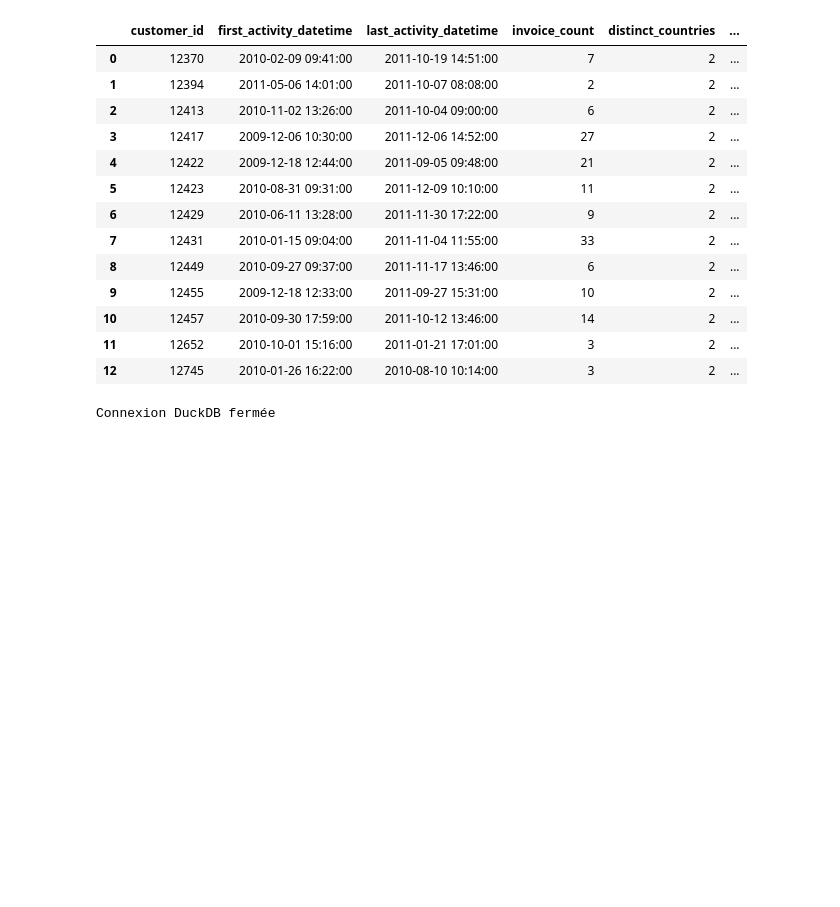
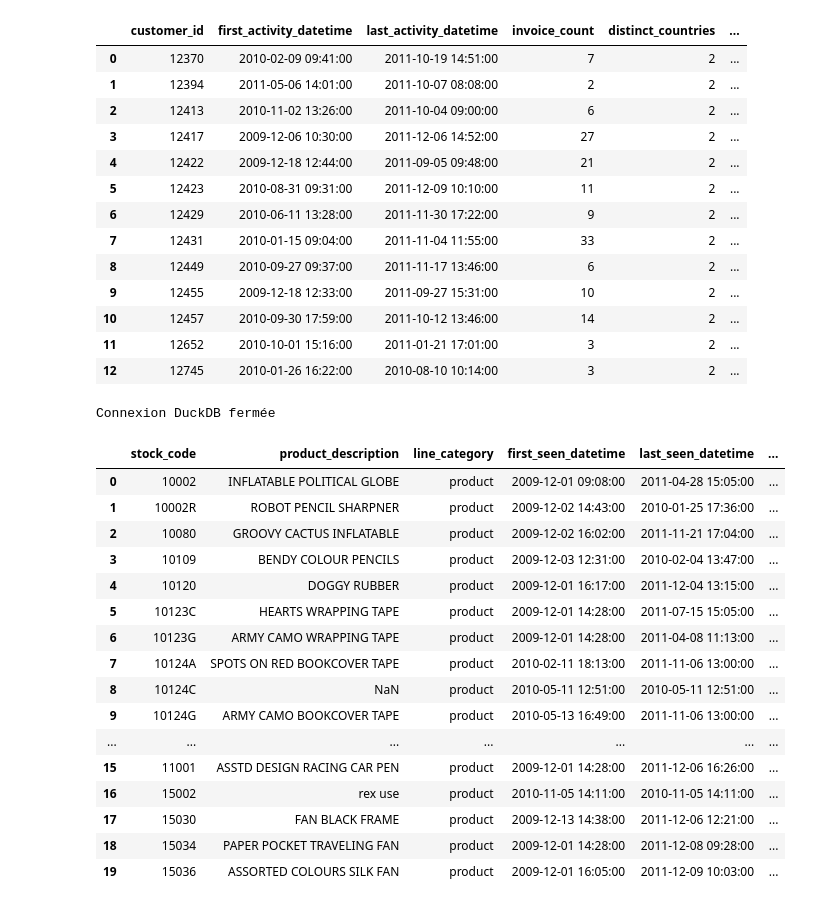
Before and after one commit to skygg-gg/customer_value_radar, a Jupyter notebook: notebooks/business_scope.ipynb, the cells around one changed output. Drawn from its saved outputs; the diff is of its cells as text; code cells hidden in the pictures; blank space fills up the shorter version.

```diff
--- a/notebooks/business_scope.ipynb
+++ b/notebooks/business_scope.ipynb
@@ -798,3 +798,38 @@ connection.close()
 print("Connexion DuckDB fermée")
 # %% [output]
 Connexion DuckDB fermée
+# %%
+connection = duckdb.connect(
+    str(DATABASE_FILE)
+)
+# %%
+#  dim_products
+
+products_sample = connection.sql(
+    """
+    SELECT *
+    FROM dim_products
+    ORDER BY stock_code
+    LIMIT 20
+    """
+).df()
+
+display(products_sample)
+# %% [output]
+|  | stock_code | product_description | line_category | first_seen_datetime | last_seen_datetime | ... |
+| 0 | 10002 | INFLATABLE POLITICAL GLOBE | product | 2009-12-01 09:08:00 | 2011-04-28 15:05:00 | ... |
+| 1 | 10002R | ROBOT PENCIL SHARPNER | product | 2009-12-02 14:43:00 | 2010-01-25 17:36:00 | ... |
+| 2 | 10080 | GROOVY CACTUS INFLATABLE | product | 2009-12-02 16:02:00 | 2011-11-21 17:04:00 | ... |
+| 3 | 10109 | BENDY COLOUR PENCILS | product | 2009-12-03 12:31:00 | 2010-02-04 13:47:00 | ... |
+| 4 | 10120 | DOGGY RUBBER | product | 2009-12-01 16:17:00 | 2011-12-04 13:15:00 | ... |
+| 5 | 10123C | HEARTS WRAPPING TAPE | product | 2009-12-01 14:28:00 | 2011-07-15 15:05:00 | ... |
+| 6 | 10123G | ARMY CAMO WRAPPING TAPE | product | 2009-12-01 14:28:00 | 2011-04-08 11:13:00 | ... |
+| 7 | 10124A | SPOTS ON RED BOOKCOVER TAPE | product | 2010-02-11 18:13:00 | 2011-11-06 13:00:00 | ... |
+| 8 | 10124C | NaN | product | 2010-05-11 12:51:00 | 2010-05-11 12:51:00 | ... |
+| 9 | 10124G | ARMY CAMO BOOKCOVER TAPE | product | 2010-05-13 16:49:00 | 2011-11-06 13:00:00 | ... |
+| ... | ... | ... | ... | ... | ... | ... |
+| 15 | 11001 | ASSTD DESIGN RACING CAR PEN | product | 2009-12-01 14:28:00 | 2011-12-06 16:26:00 | ... |
+| 16 | 15002 | rex use | product | 2010-11-05 14:11:00 | 2010-11-05 14:11:00 | ... |
+| 17 | 15030 | FAN BLACK FRAME | product | 2009-12-13 14:38:00 | 2011-12-06 12:21:00 | ... |
+| 18 | 15034 | PAPER POCKET TRAVELING FAN | product | 2009-12-01 14:28:00 | 2011-12-08 09:28:00 | ... |
+| 19 | 15036 | ASSORTED COLOURS SILK FAN | product | 2009-12-01 16:05:00 | 2011-12-09 10:03:00 | ... |
```
Also changed, not shown: parts of 2 cells of this notebook.
